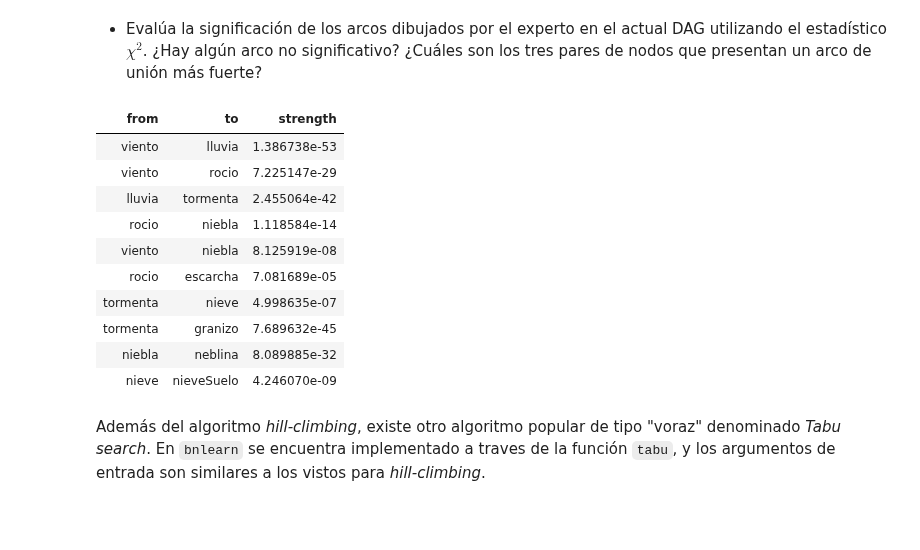
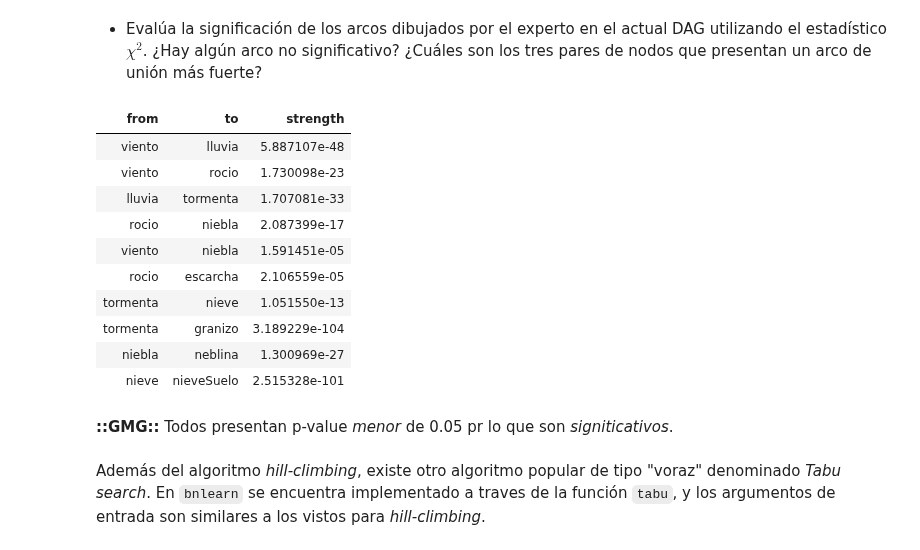
Before and after one commit to yerartdev/m1970-machine-learning-ii, a Jupyter notebook: deliverable/tarea-04/T02_RedesBayesianas.ipynb, the cells around one changed output. Cells and saved outputs as stored; diff of their text form; code cells hidden in the pictures; blank space fills up the shorter version.

Commit message:
BN Tarea 04: Ejercicio 4, fijo criterion chi-squared en arc.strength (ci.test) de los arcos del grafo dag experto; todos son significativos (p-value menor de 0.05)

```diff
--- a/deliverable/tarea-04/T02_RedesBayesianas.ipynb
+++ b/deliverable/tarea-04/T02_RedesBayesianas.ipynb
@@ -697,19 +697,21 @@ Como hemos visto, es posible realizar un aprendizaje automático de la estructur
 # %% [markdown]
 * Evalúa la significación de los arcos dibujados por el experto en el actual DAG utilizando el estadístico $\chi^2$. ¿Hay algún arco no significativo? ¿Cuáles son los tres pares de nodos que presentan un arco de unión más fuerte?
 # %%
-arc.strength(dag, meteoro)
+arc.strength(x = dag, data = meteoro, criterion = 'x2')
 # %% [output]
 | from | to | strength |
-| viento | lluvia | 1.386738e-53 |
-| viento | rocio | 7.225147e-29 |
-| lluvia | tormenta | 2.455064e-42 |
-| rocio | niebla | 1.118584e-14 |
-| viento | niebla | 8.125919e-08 |
-| rocio | escarcha | 7.081689e-05 |
-| tormenta | nieve | 4.998635e-07 |
-| tormenta | granizo | 7.689632e-45 |
-| niebla | neblina | 8.089885e-32 |
-| nieve | nieveSuelo | 4.246070e-09 |
+| viento | lluvia | 5.887107e-48 |
+| viento | rocio | 1.730098e-23 |
+| lluvia | tormenta | 1.707081e-33 |
+| rocio | niebla | 2.087399e-17 |
+| viento | niebla | 1.591451e-05 |
+| rocio | escarcha | 2.106559e-05 |
+| tormenta | nieve | 1.051550e-13 |
+| tormenta | granizo | 3.189229e-104 |
+| niebla | neblina | 1.300969e-27 |
+| nieve | nieveSuelo | 2.515328e-101 |
+# %% [markdown]
+**::GMG::** Todos presentan p-value *menor* de 0.05 pr lo que son *signiticativos*.
 # %% [markdown]
 Además del algoritmo _hill-climbing_, existe otro algoritmo popular de tipo "voraz" denominado _Tabu search_. En `bnlearn` se encuentra implementado a traves de la función `tabu`, y los argumentos de entrada son similares a los vistos para _hill-climbing_.
 # %% [markdown]
```
